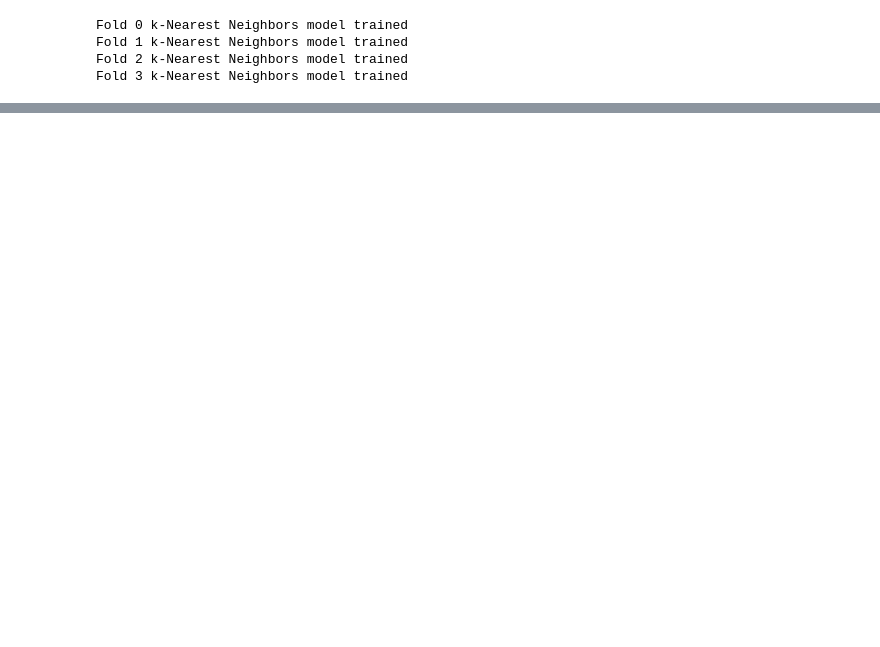
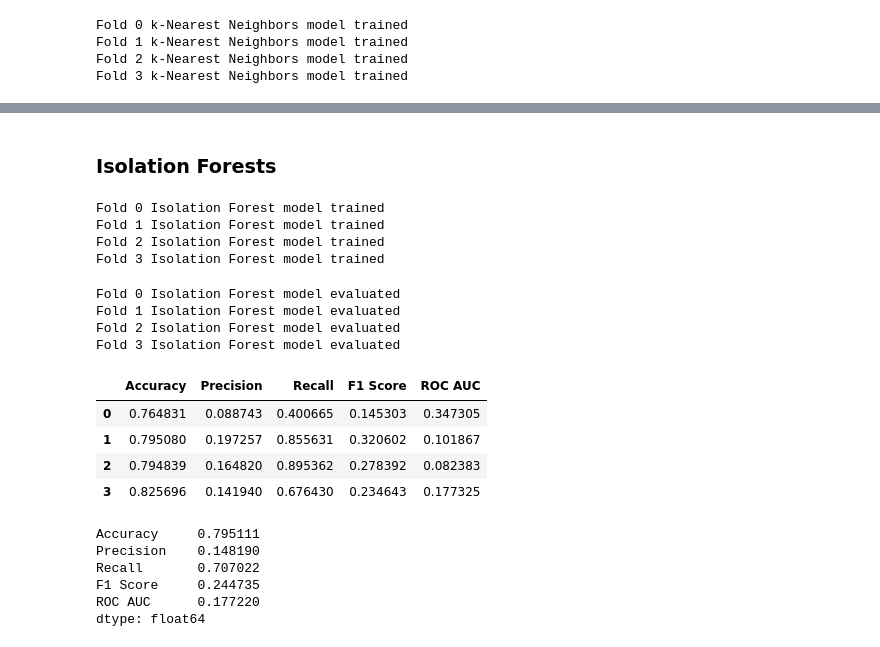
Before and after one commit to keshavganesh1/Anomaly-Detection-Time-Series-Dataset, a Jupyter notebook: notebook.ipynb, the cells around one changed output, grey strips where cells are left out. Drawn from its saved outputs; the diff is of its cells as text; code cells hidden in the pictures; blank space fills up the shorter version.

```diff
--- a/notebook.ipynb
+++ b/notebook.ipynb
@@ -408,14 +406,11 @@ for fold, (train_index, test_index) in enumerate(tscv.split(X_df)):
     print(X_train_scaled[fold].shape)
     print(X_test_scaled[fold].shape)
 
-    # Augment the training data
-    X_train_augmented[fold], y_train_augmented[fold] = augment_data(X_train_scaled[fold], y_train_scaled[fold])
+    # # Augment the training data
+    # X_train_augmented[fold], y_train_augmented[fold] = augment_data(X_train_scaled[fold], y_train_scaled[fold])
 
-    # Print shapes of the augmented training data
-    print(f"Fold {fold} augmentation complete")
-    print(f"Augmented Train Data Shape: {X_train_augmented[fold].shape}")
-    print(f"Augmented Train Labels Shape: {y_train_augmented[fold].shape}")
-    print("\n")
-
-# Example of accessing augmented data for a specific fold
-X_train_augmented[0], y_train_augmented[0]
+    # # Print shapes of the augmented training data
+    # print(f"Fold {fold} augmentation complete")
+    # print(f"Augmented Train Data Shape: {X_train_augmented[fold].shape}")
+    # print(f"Augmented Train Labels Shape: {y_train_augmented[fold].shape}")
+    # print("\n")
@@ -422,3 +452,9 @@ X_train_augmented[0], y_train_augmented[0]
+# %%
+X_train = X_train_scaled
+X_test = X_test_scaled
+
+y_train = y_train_scaled
+y_test = y_test_scaled
 # %%
 # get contamination rates of train and test sets of data augmented for all folds
 
@@ -518,3 +558,5 @@ IndexError: index 1 is out of bounds for axis 1 with size 1
 knn_metrics_avg = knn_metrics_df.mean()
 
 knn_metrics_avg
+# %% [markdown]
+### Isolation Forests
@@ -520,0 +589,13 @@ knn_metrics_avg
+# %%
+# Train an Isolation Forest model for each fold
+
+isolation_forest_models = {}
+
+for fold in range(n_splits):
+    isolation_forest_models[fold] = train_isolation_forest(X_train_scaled[fold])
+    print(f"Fold {fold} Isolation Forest model trained")
+# %% [output]
+Fold 0 Isolation Forest model trained
+Fold 1 Isolation Forest model trained
+Fold 2 Isolation Forest model trained
+Fold 3 Isolation Forest model trained
@@ -520,0 +636,38 @@ knn_metrics_avg
+# %%
+# evaluate the models for each fold
+
+isolation_forest_metrics = {}
+
+for fold in range(n_splits):
+    isolation_forest_metrics[fold] = evaluate_isolation_forest(isolation_forest_models[fold], X_test_scaled[fold], y_test_scaled[fold])
+    print(f"Fold {fold} Isolation Forest model evaluated")
+# %% [output]
+Fold 0 Isolation Forest model evaluated
+Fold 1 Isolation Forest model evaluated
+Fold 2 Isolation Forest model evaluated
+Fold 3 Isolation Forest model evaluated
+# %%
+# Display the evaluation metrics for each fold
+
+isolation_forest_metrics_df = pd.DataFrame(isolation_forest_metrics).T
+
+isolation_forest_metrics_df
+# %% [output]
+|  | Accuracy | Precision | Recall | F1 Score | ROC AUC |
+| 0 | 0.764831 | 0.088743 | 0.400665 | 0.145303 | 0.347305 |
+| 1 | 0.795080 | 0.197257 | 0.855631 | 0.320602 | 0.101867 |
+| 2 | 0.794839 | 0.164820 | 0.895362 | 0.278392 | 0.082383 |
+| 3 | 0.825696 | 0.141940 | 0.676430 | 0.234643 | 0.177325 |
+# %%
+# take average of evaluation metrics
+
+isolation_forest_metrics_avg = isolation_forest_metrics_df.mean()
+
+isolation_forest_metrics_avg
+# %% [output]
+Accuracy     0.795111
+Precision    0.148190
+Recall       0.707022
+F1 Score     0.244735
+ROC AUC      0.177220
+dtype: float64
```
Also changed, not shown: parts of 8 cells of this notebook.
